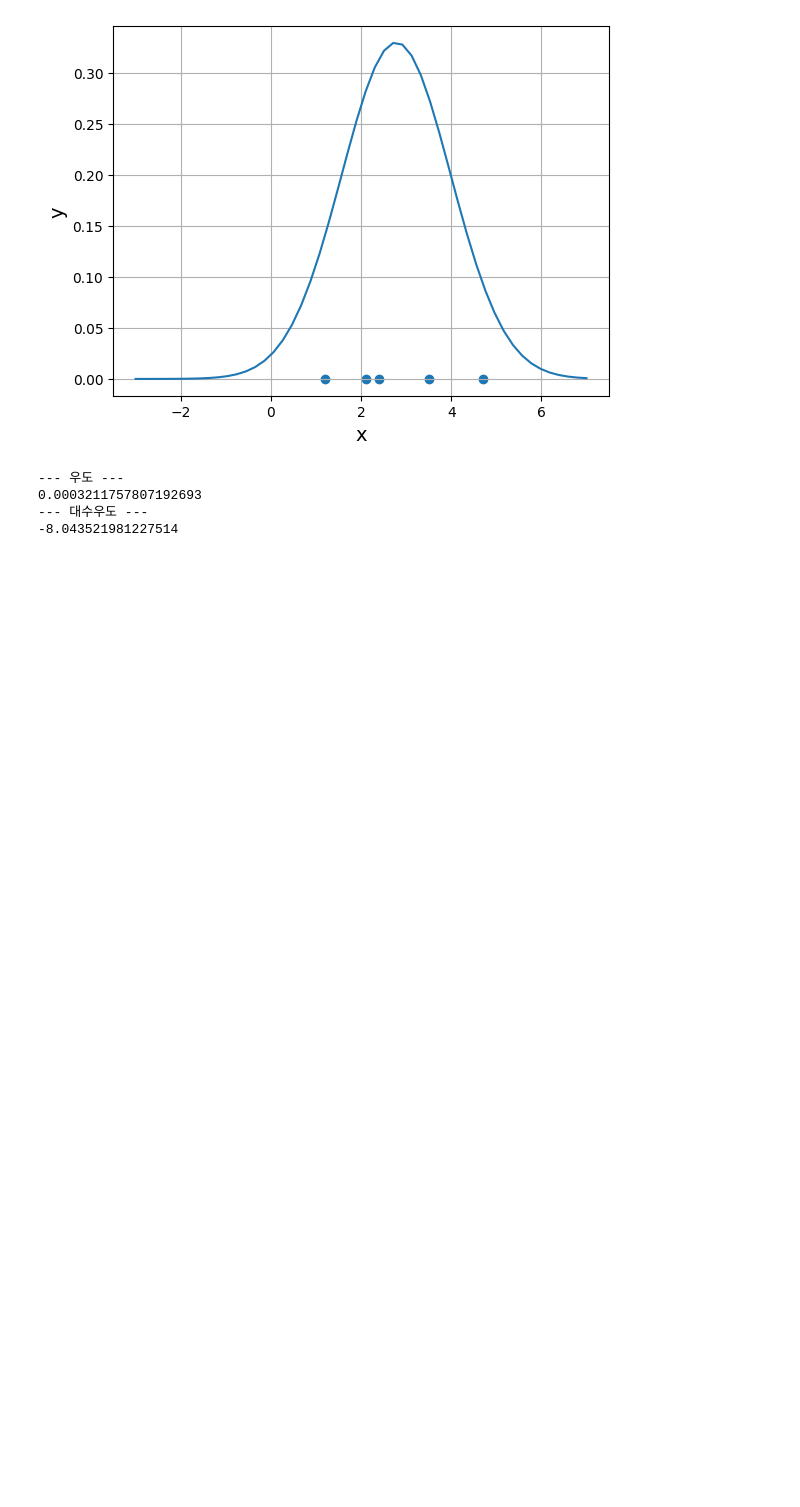
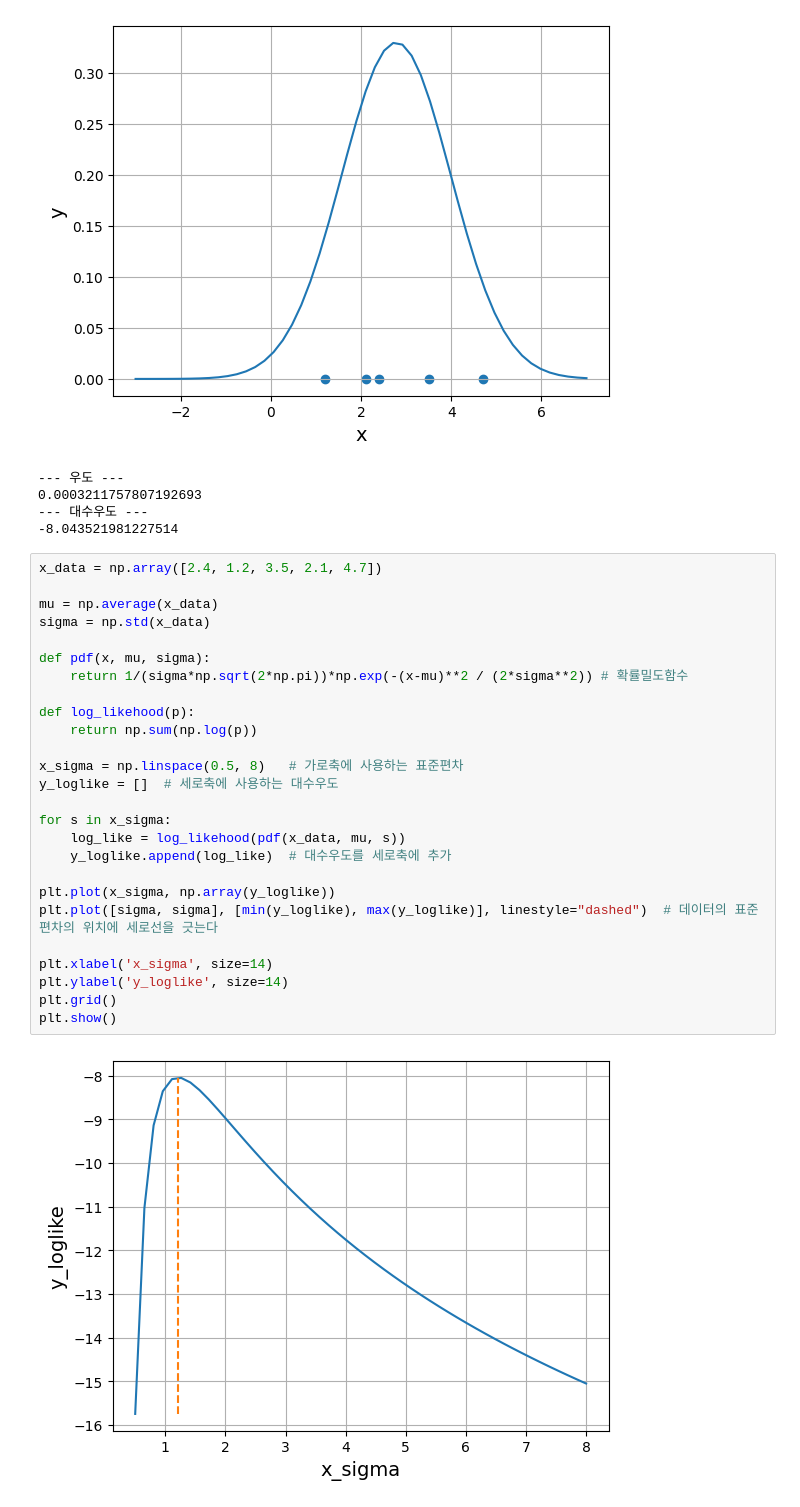
Before and after one commit to MinuSpurs/ML_study, a Jupyter notebook: Basic_AI_Math/6. Probability, statistics.ipynb, the cells around one changed output. Saved outputs shown, nothing was run; the diff lists cells and outputs as text; blank space fills up the shorter version.

```diff
--- a/Basic_AI_Math/6. Probability, statistics.ipynb
+++ b/Basic_AI_Math/6. Probability, statistics.ipynb
@@ -355,3 +355,31 @@ print(np.sum(np.log(pdf(x_data, mu, sigma))))
 0.0003211757807192693
 --- 대수우도 ---
 -8.043521981227514
+# %%
+x_data = np.array([2.4, 1.2, 3.5, 2.1, 4.7])
+
+mu = np.average(x_data)
+sigma = np.std(x_data)
+
+def pdf(x, mu, sigma):
+    return 1/(sigma*np.sqrt(2*np.pi))*np.exp(-(x-mu)**2 / (2*sigma**2)) # 확률밀도함수
+
+def log_likehood(p):
+    return np.sum(np.log(p))
+
+x_sigma = np.linspace(0.5, 8)   # 가로축에 사용하는 표준편차
+y_loglike = []  # 세로축에 사용하는 대수우도
+
+for s in x_sigma:
+    log_like = log_likehood(pdf(x_data, mu, s))
+    y_loglike.append(log_like)  # 대수우도를 세로축에 추가
+
+plt.plot(x_sigma, np.array(y_loglike))
+plt.plot([sigma, sigma], [min(y_loglike), max(y_loglike)], linestyle="dashed")  # 데이터의 표준편차의 위치에 세로선을 긋는다
+
+plt.xlabel('x_sigma', size=14)
+plt.ylabel('y_loglike', size=14)
+plt.grid()
+plt.show()
+# %% [output]
+[figure, added]
```
Also changed, not shown: parts of 2 cells of this notebook.
